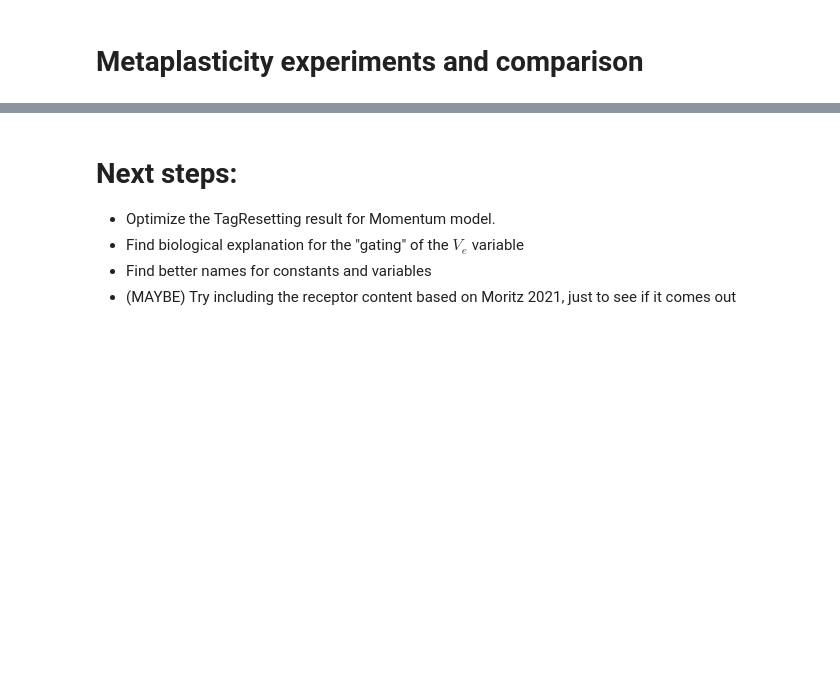
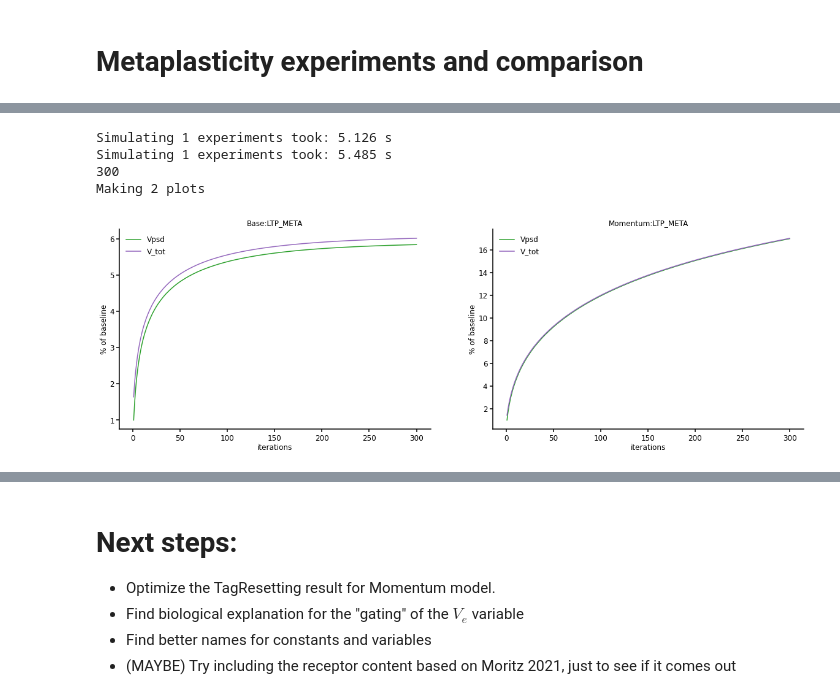
Before and after one commit to ngr-francesco/virtual_lab, a Jupyter notebook: examples/Simulation_results.ipynb, the cells around one changed output, grey strips where cells are left out. Drawn from its saved outputs; the diff is of its cells as text; code cells hidden in the pictures; blank space fills up the shorter version.

```diff
--- a/examples/Simulation_results.ipynb
+++ b/examples/Simulation_results.ipynb
@@ -298,7 +312,15 @@ Making 1 plots
 # %%
 meta_results = []
 Sim.switch_model("Base")
 meta_results = Sim.run_experiments(LTP_META)
 Sim.switch_model("Momentum")
 meta_results.append(Sim.run_experiments(LTP_META)[0])
-Sim.plot_selected_points(meta_results,["Vpsd","V_tot"],"last_before_event",["stim","LFS"],filename = f"metaplasticty.pdf")
+x_data = np.arange(1,len(LTP_META.stim)+1,1)
+print(len(x_data))
+Sim.plot_selected_points(meta_results,["Vpsd","V_tot"],"last_before_event",["stim","LFS"],filename = f"metaplasticty.pdf",x_data = x_data)
+# %% [output]
+Simulating 1 experiments took: 5.126 s
+Simulating 1 experiments took: 5.485 s
+300
+Making 2 plots
+[figure, added]
```
Also changed, not shown: parts of 8 cells of this notebook, 3 other files.
